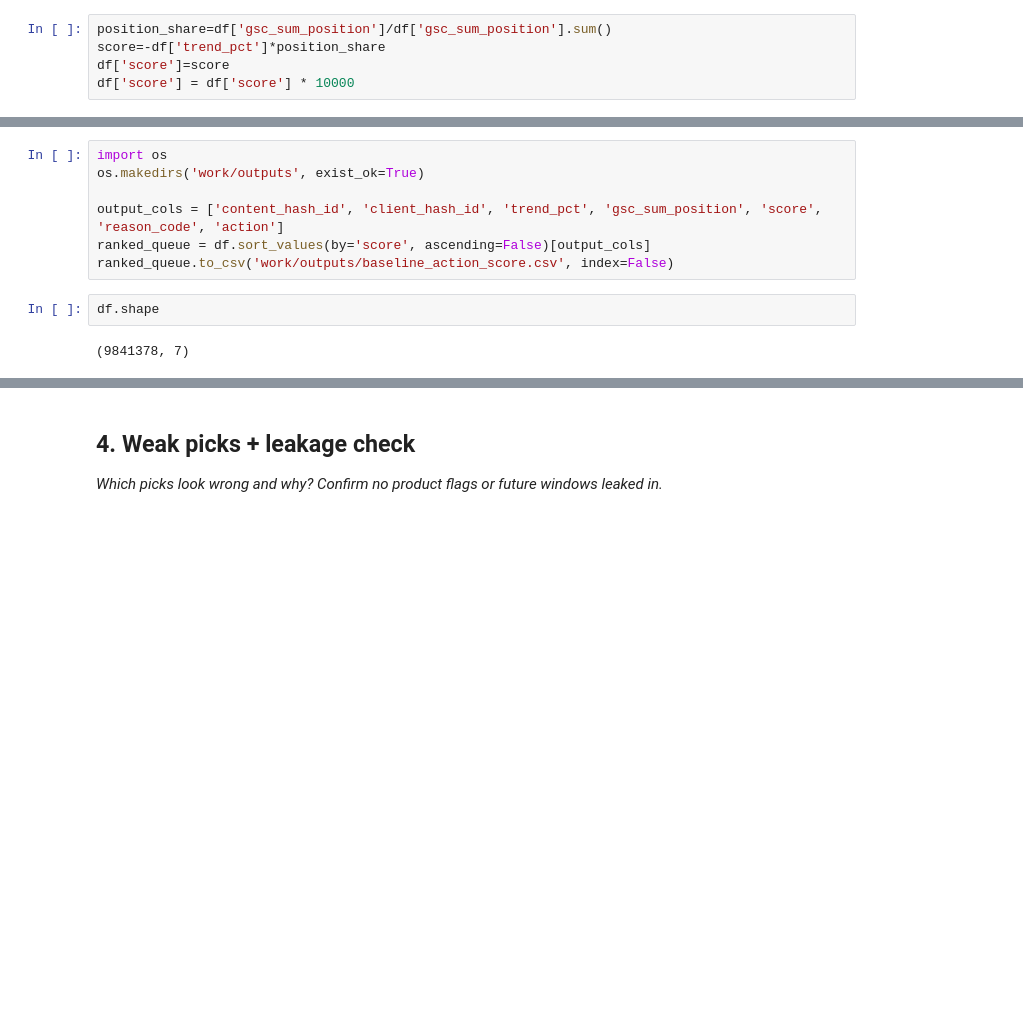
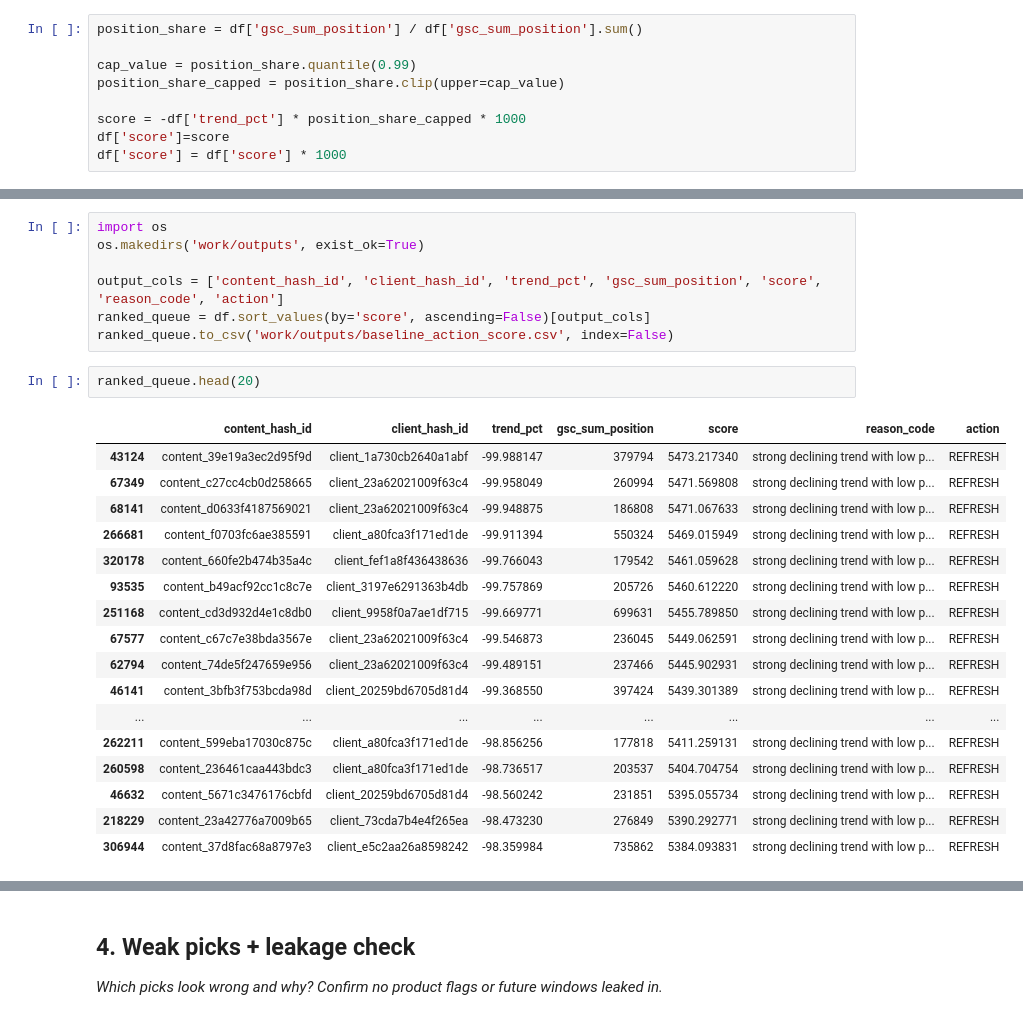
Before and after one commit to ammar-aa/Fly_rank_internship_repo, a Jupyter notebook: work/notebooks/w04_baseline_score.ipynb, the cells around one changed output, grey strips where cells are left out. Saved outputs shown, nothing was run; the diff lists cells and outputs as text; blank space fills up the shorter version.

```diff
--- a/work/notebooks/w04_baseline_score.ipynb
+++ b/work/notebooks/w04_baseline_score.ipynb
@@ -124,10 +119,14 @@ while confounded by query volume, doesn't suffer from this specific averaging di
 
 *Code the score, rank everything, write work/outputs/baseline_action_score.csv.*
 # %%
-position_share=df['gsc_sum_position']/df['gsc_sum_position'].sum()
-score=-df['trend_pct']*position_share
+position_share = df['gsc_sum_position'] / df['gsc_sum_position'].sum()
+
+cap_value = position_share.quantile(0.99)
+position_share_capped = position_share.clip(upper=cap_value)
+
+score = -df['trend_pct'] * position_share_capped * 1000
 df['score']=score
-df['score'] = df['score'] * 10000
+df['score'] = df['score'] * 1000
 # %%
 df = df[['content_hash_id', 'client_hash_id', 'trend_pct', 'gsc_sum_position', 'score']].copy()
 # %%
@@ -166,7 +165,23 @@ os.makedirs('work/outputs', exist_ok=True)
 output_cols = ['content_hash_id', 'client_hash_id', 'trend_pct', 'gsc_sum_position', 'score', 'reason_code', 'action']
 ranked_queue = df.sort_values(by='score', ascending=False)[output_cols]
 ranked_queue.to_csv('work/outputs/baseline_action_score.csv', index=False)
-# %%
-df.shape
-# %% [output]
-(9841378, 7)
+# %%
+ranked_queue.head(20)
+# %% [output]
+|  | content_hash_id | client_hash_id | trend_pct | gsc_sum_position | score | reason_code | action |
+| 43124 | content_39e19a3ec2d95f9d | client_1a730cb2640a1abf | -99.988147 | 379794 | 5473.217340 | strong declining trend with low p... | REFRESH |
+| 67349 | content_c27cc4cb0d258665 | client_23a62021009f63c4 | -99.958049 | 260994 | 5471.569808 | strong declining trend with low p... | REFRESH |
+| 68141 | content_d0633f4187569021 | client_23a62021009f63c4 | -99.948875 | 186808 | 5471.067633 | strong declining trend with low p... | REFRESH |
+| 266681 | content_f0703fc6ae385591 | client_a80fca3f171ed1de | -99.911394 | 550324 | 5469.015949 | strong declining trend with low p... | REFRESH |
+| 320178 | content_660fe2b474b35a4c | client_fef1a8f436438636 | -99.766043 | 179542 | 5461.059628 | strong declining trend with low p... | REFRESH |
+| 93535 | content_b49acf92cc1c8c7e | client_3197e6291363b4db | -99.757869 | 205726 | 5460.612220 | strong declining trend with low p... | REFRESH |
+| 251168 | content_cd3d932d4e1c8db0 | client_9958f0a7ae1df715 | -99.669771 | 699631 | 5455.789850 | strong declining trend with low p... | REFRESH |
+| 67577 | content_c67c7e38bda3567e | client_23a62021009f63c4 | -99.546873 | 236045 | 5449.062591 | strong declining trend with low p... | REFRESH |
+| 62794 | content_74de5f247659e956 | client_23a62021009f63c4 | -99.489151 | 237466 | 5445.902931 | strong declining trend with low p... | REFRESH |
+| 46141 | content_3bfb3f753bcda98d | client_20259bd6705d81d4 | -99.368550 | 397424 | 5439.301389 | strong declining trend with low p... | REFRESH |
+| ... | ... | ... | ... | ... | ... | ... | ... |
+| 262211 | content_599eba17030c875c | client_a80fca3f171ed1de | -98.856256 | 177818 | 5411.259131 | strong declining trend with low p... | REFRESH |
+| 260598 | content_236461caa443bdc3 | client_a80fca3f171ed1de | -98.736517 | 203537 | 5404.704754 | strong declining trend with low p... | REFRESH |
+| 46632 | content_5671c3476176cbfd | client_20259bd6705d81d4 | -98.560242 | 231851 | 5395.055734 | strong declining trend with low p... | REFRESH |
+| 218229 | content_23a42776a7009b65 | client_73cda7b4e4f265ea | -98.473230 | 276849 | 5390.292771 | strong declining trend with low p... | REFRESH |
+| 306944 | content_37d8fac68a8797e3 | client_e5c2aa26a8598242 | -98.359984 | 735862 | 5384.093831 | strong declining trend with low p... | REFRESH |
```
Also changed, not shown: parts of 7 cells of this notebook.
